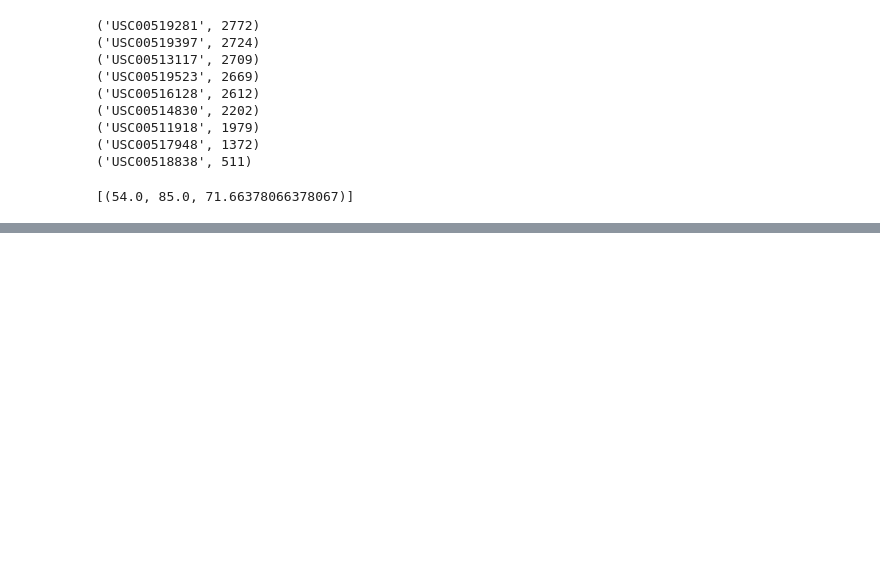
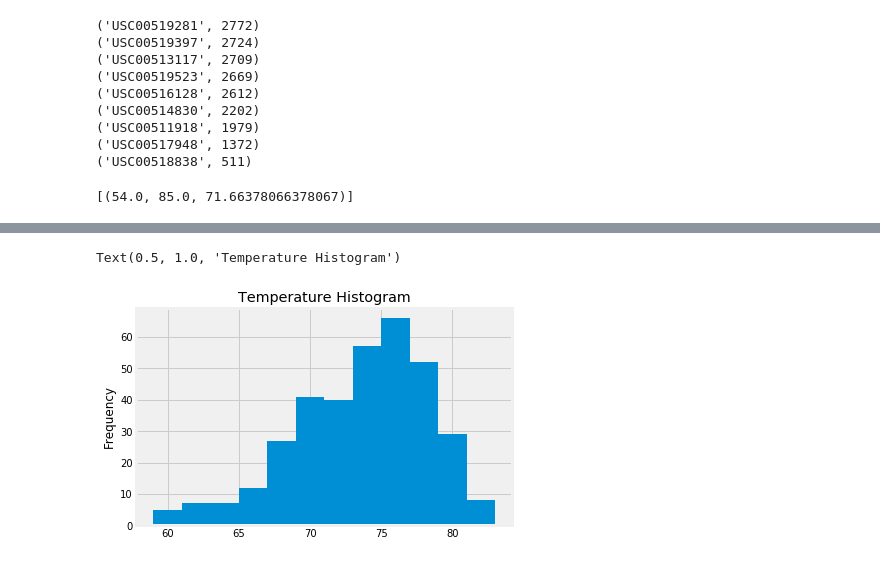
Before and after one commit to claridyd/AdvSQLHomework, a Jupyter notebook: Climate.ipynb, the cells around one changed output, grey strips where cells are left out. Drawn from its saved outputs; the diff is of its cells as text; code cells hidden in the pictures; blank space fills up the shorter version.

```diff
--- a/Climate.ipynb
+++ b/Climate.ipynb
@@ -188,3 +188,13 @@ lo_hi = session.query(func.min(Measurement.tobs), func.max(Measurement.tobs), fu
 lo_hi
 # %% [output]
 [(54.0, 85.0, 71.66378066378067)]
+# %%
+# Query for last 12 months of temperature data for most active station
+# Plot the results
+
+temp_year = session.query(Measurement.tobs).\
+    filter(Measurement.date > year_ago).filter(Measurement.station == "USC00519281").all();
+
+# Create dataframe with temperatures
+temp_year_df = pd.DataFrame(temp_year, columns = ['Temp'])
+temp_year_df.head()
@@ -190,0 +208,9 @@ lo_hi
+# %%
+# Plot as histogram
+
+plt.hist(temp_year_df['Temp'], bins = 12)
+plt.ylabel('Frequency')
+plt.title('Temperature Histogram')
+# %% [output]
+Text(0.5, 1.0, 'Temperature Histogram')
+[figure, added]
```
Also changed, not shown: parts of 1 cell of this notebook.
